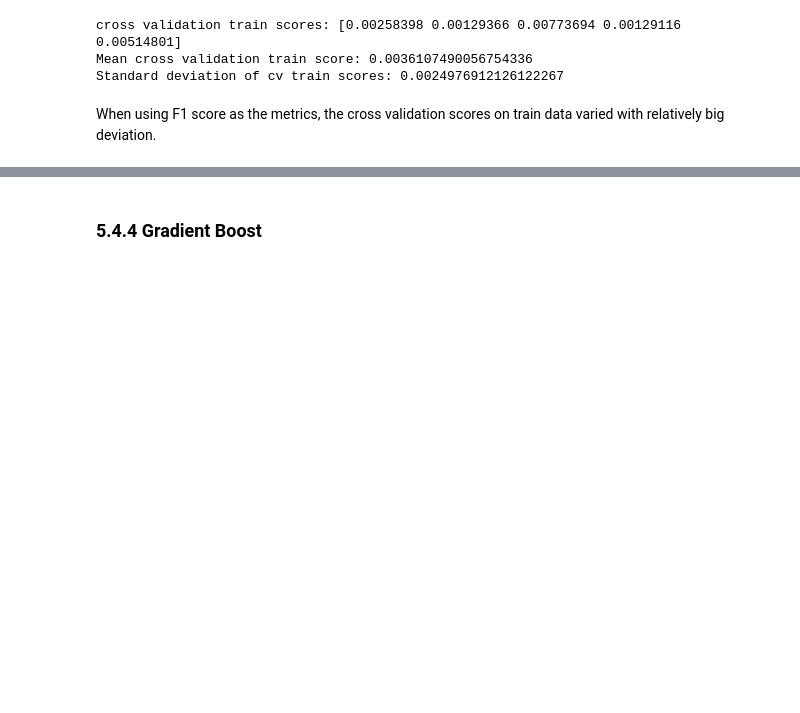
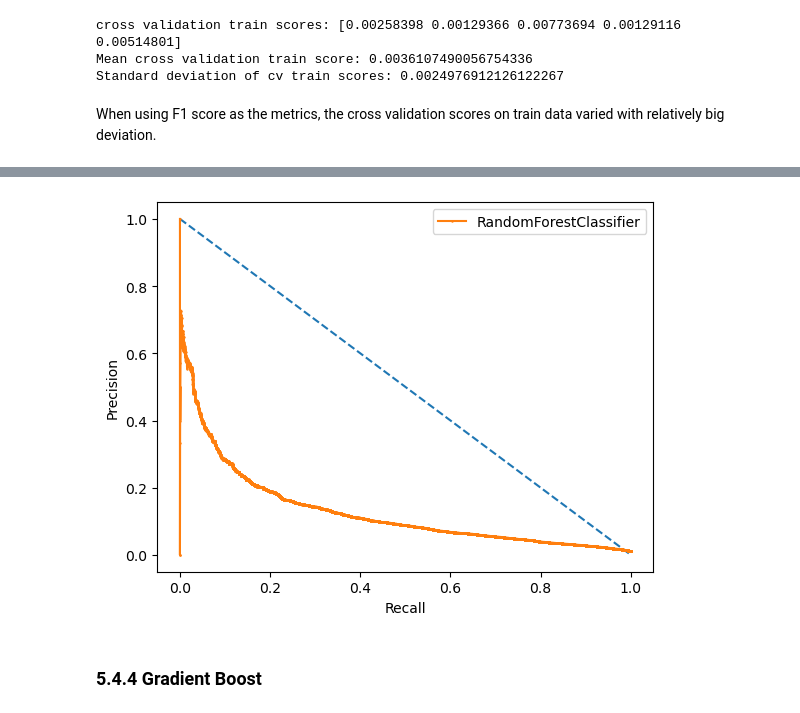
Before and after one commit to jhsshen/capstone_baf, a Jupyter notebook: notebooks/05_modeling.ipynb, the cells around one changed output, grey strips where cells are left out. Cells and saved outputs as stored; diff of their text form; code cells hidden in the pictures; blank space fills up the shorter version.

```diff
--- a/notebooks/05_modeling.ipynb
+++ b/notebooks/05_modeling.ipynb
@@ -243,7 +243,7 @@ table = pd.DataFrame(columns = ['C_parameter','Accuracy_score', 'Precision_score
 table['C_parameter'] = [0.1]
 
 # Apply logistic regression model to training data
-logreg = LogisticRegression(penalty='l2', C=1, class_weight={0: 0.1, 1: 0.9}, solver='lbfgs', random_state=47, max_iter=1000)
+logreg = LogisticRegression(penalty='l2', C=0.1, class_weight={0: 0.1, 1: 0.9}, solver='lbfgs', random_state=47, max_iter=1000)
 logreg.fit(X_train, y_train)
 
 # Predict and save to y_pred
@@ -456,3 +494,17 @@ When using F1 score as the metrics, the cross validation scores on train data va
+# %%
+import matplotlib.pyplot as plt
+
+# Precision recall curve
+plt.plot([0, 1], [1, 0], linestyle='--')
+plt.plot(recall, precision, marker='.', markersize=1.5, label='RandomForestClassifier')
+
+plt.xlabel('Recall')
+plt.ylabel('Precision')
+
+plt.legend()
+plt.show()
+# %% [output]
+[figure, added]
 # %% [markdown]
 ### 5.4.4 Gradient Boost
 # %%
```
Also changed, not shown: parts of 81 cells of this notebook.
